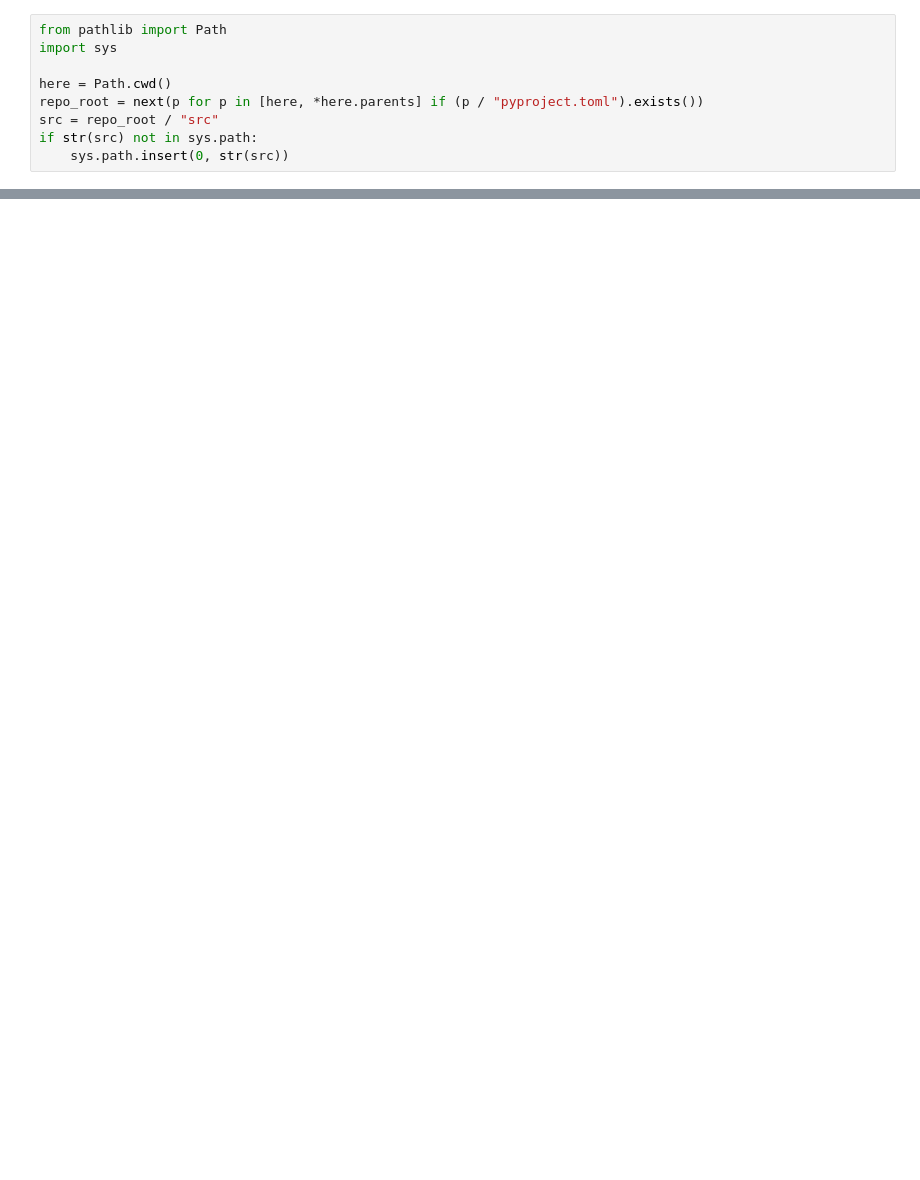
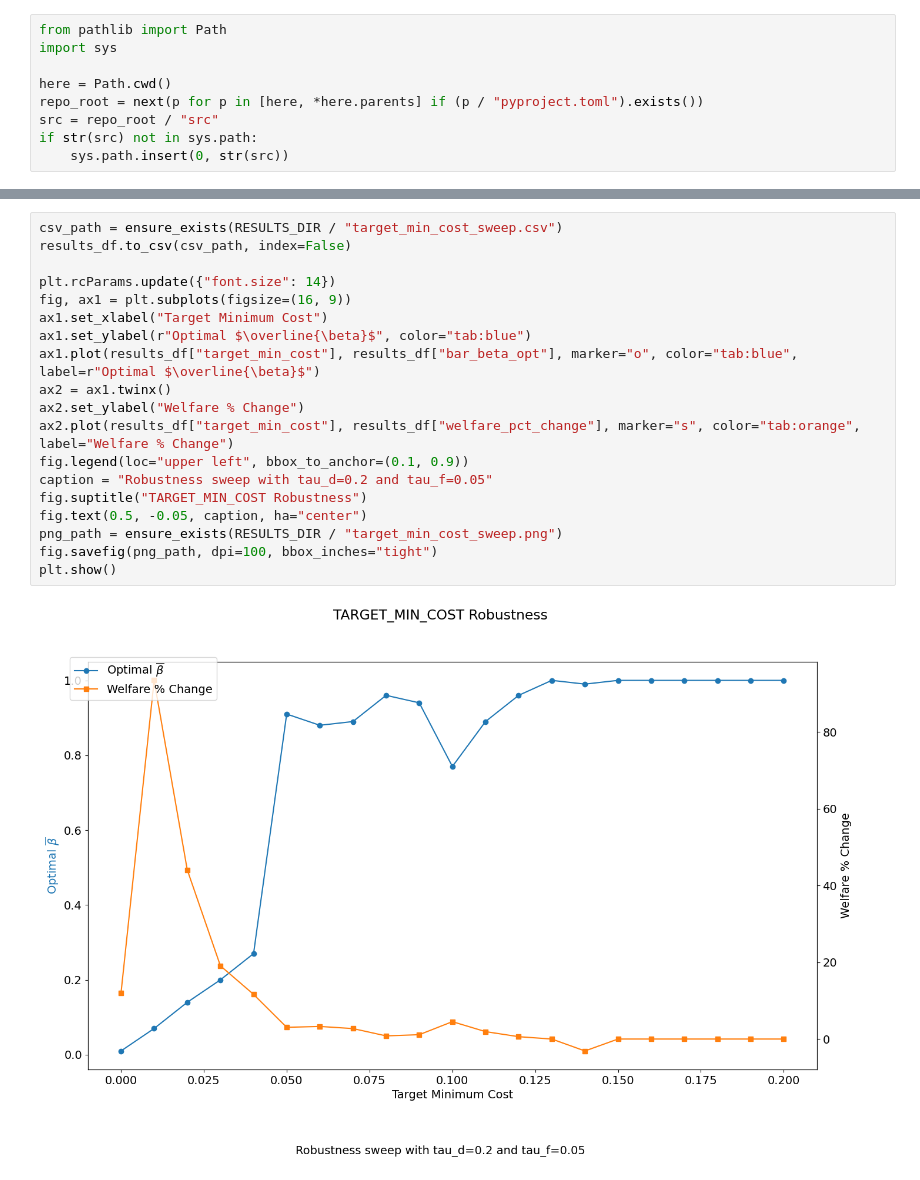
Before and after one commit to jesselabelle/optimal-ipr, a Jupyter notebook: notebooks/robustness/C_MIN_COST.ipynb, the cells around one changed output, grey strips where cells are left out. Cells and saved outputs as stored; diff of their text form; blank space fills up the shorter version.

Commit message:
All Robustness Tests

```diff
--- a/notebooks/robustness/C_MIN_COST.ipynb
+++ b/notebooks/robustness/C_MIN_COST.ipynb
@@ -175 +163,22 @@ print(f"PNG saved to {png_path}")
+# %%
+csv_path = ensure_exists(RESULTS_DIR / "target_min_cost_sweep.csv")
+results_df.to_csv(csv_path, index=False)
+
+plt.rcParams.update({"font.size": 14})
+fig, ax1 = plt.subplots(figsize=(16, 9))
+ax1.set_xlabel("Target Minimum Cost")
+ax1.set_ylabel(r"Optimal $\overline{\beta}$", color="tab:blue")
+ax1.plot(results_df["target_min_cost"], results_df["bar_beta_opt"], marker="o", color="tab:blue", label=r"Optimal $\overline{\beta}$")
+ax2 = ax1.twinx()
+ax2.set_ylabel("Welfare % Change")
+ax2.plot(results_df["target_min_cost"], results_df["welfare_pct_change"], marker="s", color="tab:orange", label="Welfare % Change")
+fig.legend(loc="upper left", bbox_to_anchor=(0.1, 0.9))
+caption = "Robustness sweep with tau_d=0.2 and tau_f=0.05"
+fig.suptitle("TARGET_MIN_COST Robustness")
+fig.text(0.5, -0.05, caption, ha="center")
+png_path = ensure_exists(RESULTS_DIR / "target_min_cost_sweep.png")
+fig.savefig(png_path, dpi=100, bbox_inches="tight")
+plt.show()
+# %% [output]
+[figure, added]
 # %%
```
Also changed, not shown: parts of 7 cells of this notebook, 36 other files.
